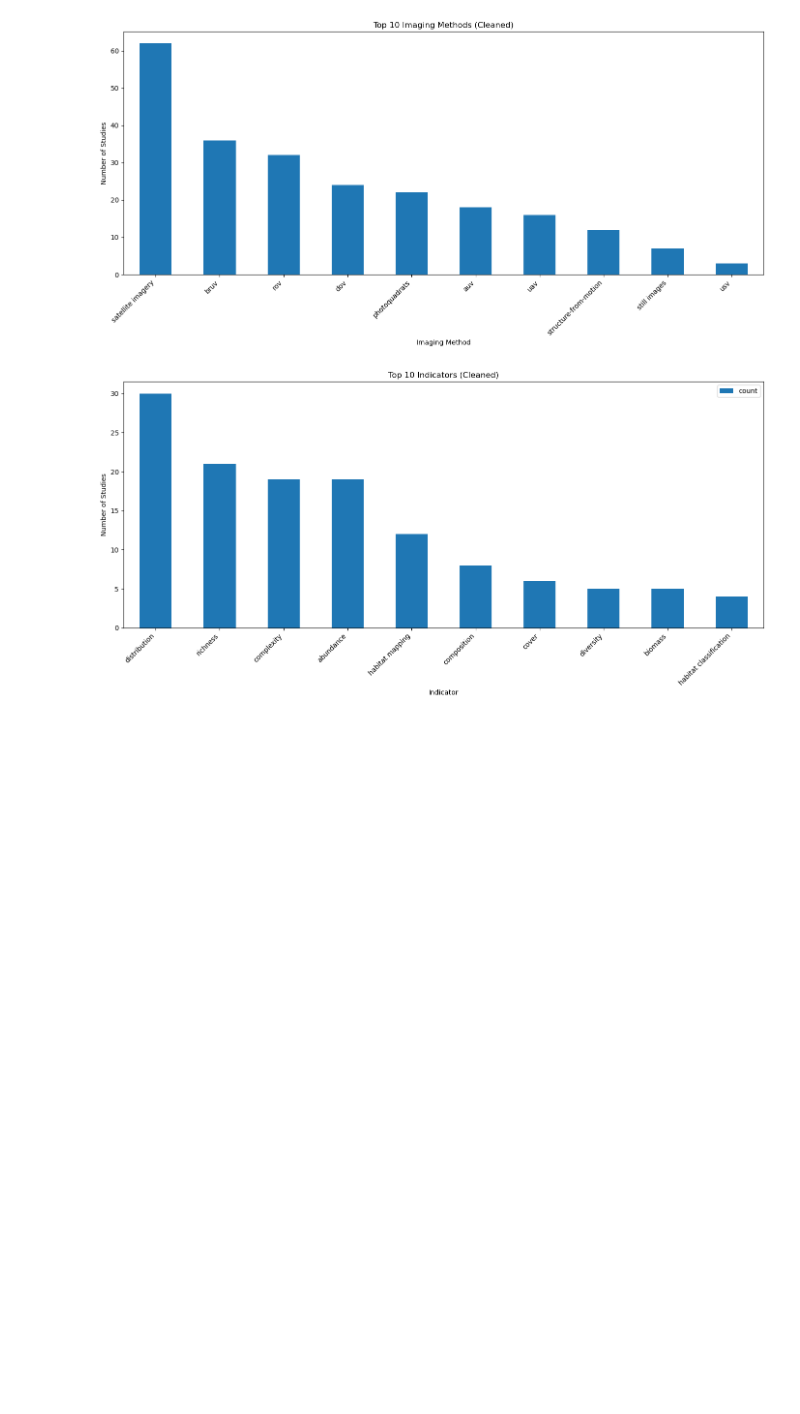
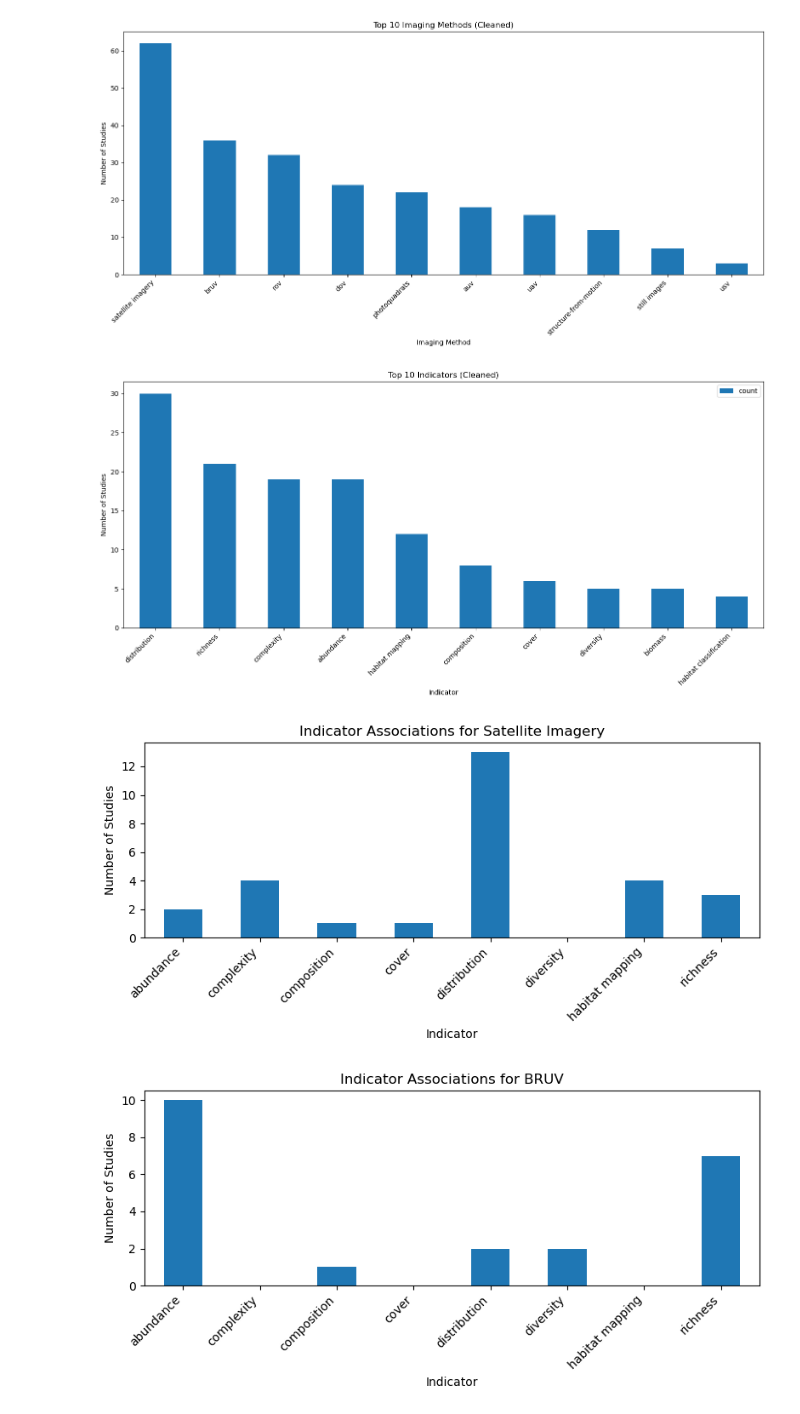
Before and after one commit to DolapoSalim/literature_syn_analysis, a Jupyter notebook: scripts/load_data.ipynb, the cells around one changed output. Cells and saved outputs as stored; diff of their text form; code cells hidden in the pictures; blank space fills up the shorter version.

```diff
--- a/scripts/load_data.ipynb
+++ b/scripts/load_data.ipynb
@@ -198,3 +200,32 @@ plt.tight_layout()
 plt.show()
 # %% [output]
 [figure]
+# %%
+heatmap = pd.crosstab(mi_top["Method"], mi_top["Indicator"])
+
+# Extract satellite imagery & BRUV
+satellite = heatmap.loc["satellite imagery"]
+bruv = heatmap.loc["bruv"]
+
+# Plot Satellite
+plt.figure(figsize=(8,4))
+satellite.plot(kind="bar")
+plt.title("Indicator Associations for Satellite Imagery")
+plt.xlabel("Indicator")
+plt.ylabel("Number of Studies")
+plt.xticks(rotation=45,ha="right")
+plt.tight_layout()
+plt.show()
+
+# Plot BRUV
+plt.figure(figsize=(8,4))
+bruv.plot(kind="bar")
+plt.title("Indicator Associations for BRUV")
+plt.xlabel("Indicator")
+plt.ylabel("Number of Studies")
+plt.xticks(rotation=45,ha="right")
+plt.tight_layout()
+plt.show()
+# %% [output]
+[figure, added]
+[figure, added]
```
Also changed, not shown: parts of 1 cell of this notebook.
